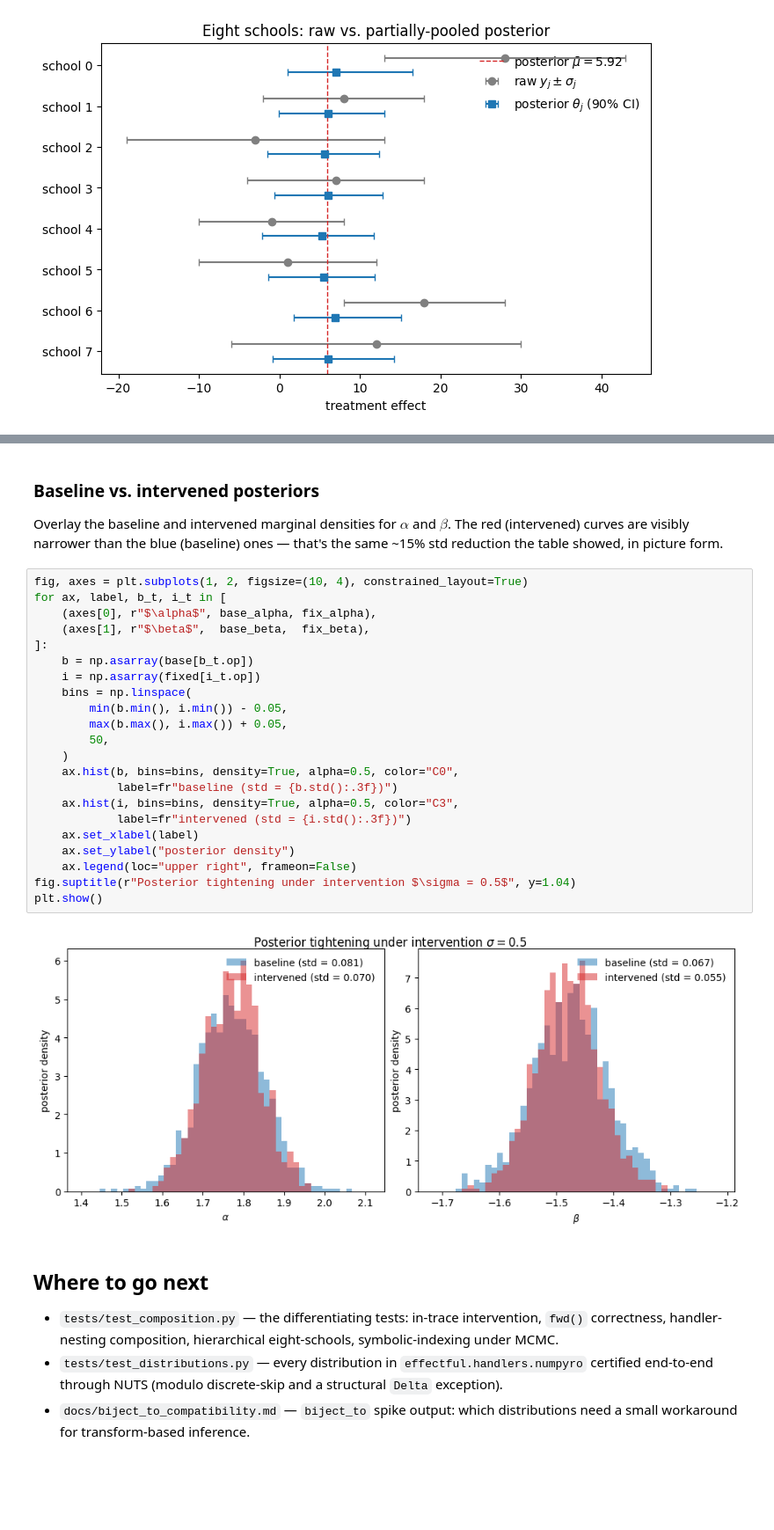
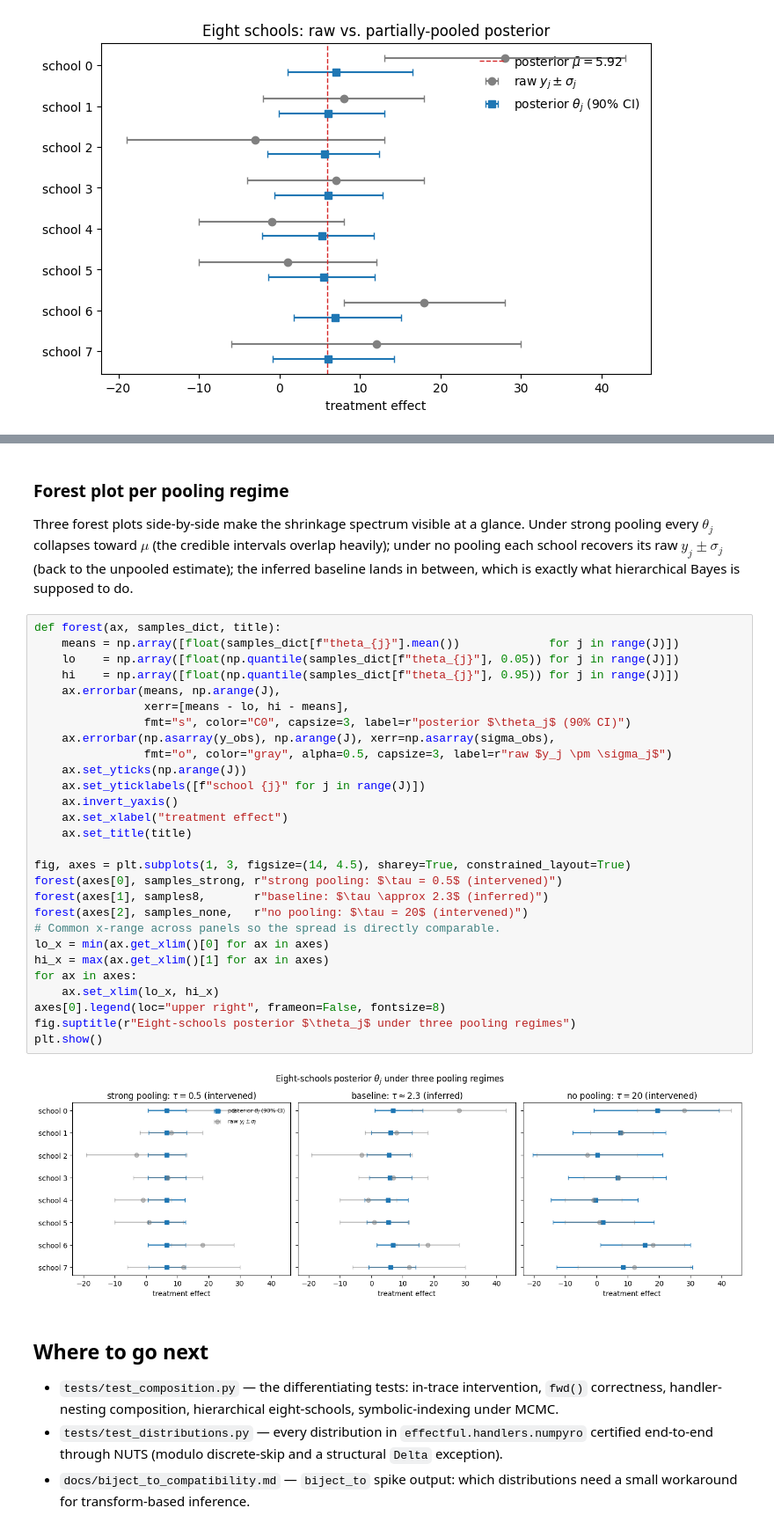
Before and after one commit to datvo06/effectful_mcmc, a Jupyter notebook: docs/quickstart.ipynb, the cells around one changed output, grey strips where cells are left out. Shown at 88% size. Drawn from its saved outputs; the diff is of its cells as text; blank space fills up the shorter version.

```diff
--- a/docs/quickstart.ipynb
+++ b/docs/quickstart.ipynb
@@ -269,31 +278,37 @@ The point of this demo isn't the numerical effect — it's that `Intervene` is *
 # %% [markdown]
-### Baseline vs. intervened posteriors
+### Forest plot per pooling regime
 
-Overlay the baseline and intervened marginal densities for $\alpha$ and $\beta$. The red (intervened) curves are visibly narrower than the blue (baseline) ones — that's the same ~15% std reduction the table showed, in picture form.
+Three forest plots side-by-side make the shrinkage spectrum visible at a glance. Under strong pooling every $\theta_j$ collapses toward $\mu$ (the credible intervals overlap heavily); under no pooling each school recovers its raw $y_j \pm \sigma_j$ (back to the unpooled estimate); the inferred baseline lands in between, which is exactly what hierarchical Bayes is supposed to do.
 # %%
-fig, axes = plt.subplots(1, 2, figsize=(10, 4), constrained_layout=True)
-for ax, label, b_t, i_t in [
-    (axes[0], r"$\alpha$", base_alpha, fix_alpha),
-    (axes[1], r"$\beta$",  base_beta,  fix_beta),
-]:
-    b = np.asarray(base[b_t.op])
-    i = np.asarray(fixed[i_t.op])
-    bins = np.linspace(
-        min(b.min(), i.min()) - 0.05,
-        max(b.max(), i.max()) + 0.05,
-        50,
-    )
-    ax.hist(b, bins=bins, density=True, alpha=0.5, color="C0",
-            label=fr"baseline (std = {b.std():.3f})")
-    ax.hist(i, bins=bins, density=True, alpha=0.5, color="C3",
-            label=fr"intervened (std = {i.std():.3f})")
-    ax.set_xlabel(label)
-    ax.set_ylabel("posterior density")
-    ax.legend(loc="upper right", frameon=False)
-fig.suptitle(r"Posterior tightening under intervention $\sigma = 0.5$", y=1.04)
+def forest(ax, samples_dict, title):
+    means = np.array([float(samples_dict[f"theta_{j}"].mean())             for j in range(J)])
+    lo    = np.array([float(np.quantile(samples_dict[f"theta_{j}"], 0.05)) for j in range(J)])
+    hi    = np.array([float(np.quantile(samples_dict[f"theta_{j}"], 0.95)) for j in range(J)])
+    ax.errorbar(means, np.arange(J),
+                xerr=[means - lo, hi - means],
+                fmt="s", color="C0", capsize=3, label=r"posterior $\theta_j$ (90% CI)")
+    ax.errorbar(np.asarray(y_obs), np.arange(J), xerr=np.asarray(sigma_obs),
+                fmt="o", color="gray", alpha=0.5, capsize=3, label=r"raw $y_j \pm \sigma_j$")
+    ax.set_yticks(np.arange(J))
+    ax.set_yticklabels([f"school {j}" for j in range(J)])
+    ax.invert_yaxis()
+    ax.set_xlabel("treatment effect")
+    ax.set_title(title)
+
+fig, axes = plt.subplots(1, 3, figsize=(14, 4.5), sharey=True, constrained_layout=True)
+forest(axes[0], samples_strong, r"strong pooling: $\tau = 0.5$ (intervened)")
+forest(axes[1], samples8,       r"baseline: $\tau \approx 2.3$ (inferred)")
+forest(axes[2], samples_none,   r"no pooling: $\tau = 20$ (intervened)")
+# Common x-range across panels so the spread is directly comparable.
+lo_x = min(ax.get_xlim()[0] for ax in axes)
+hi_x = max(ax.get_xlim()[1] for ax in axes)
+for ax in axes:
+    ax.set_xlim(lo_x, hi_x)
+axes[0].legend(loc="upper right", frameon=False, fontsize=8)
+fig.suptitle(r"Eight-schools posterior $\theta_j$ under three pooling regimes")
 plt.show()
 # %% [output]
-[figure, old version]
+[figure, new version]
 # %% [markdown]
 ## Where to go next
 
```
Also changed, not shown: parts of 4 cells of this notebook.
